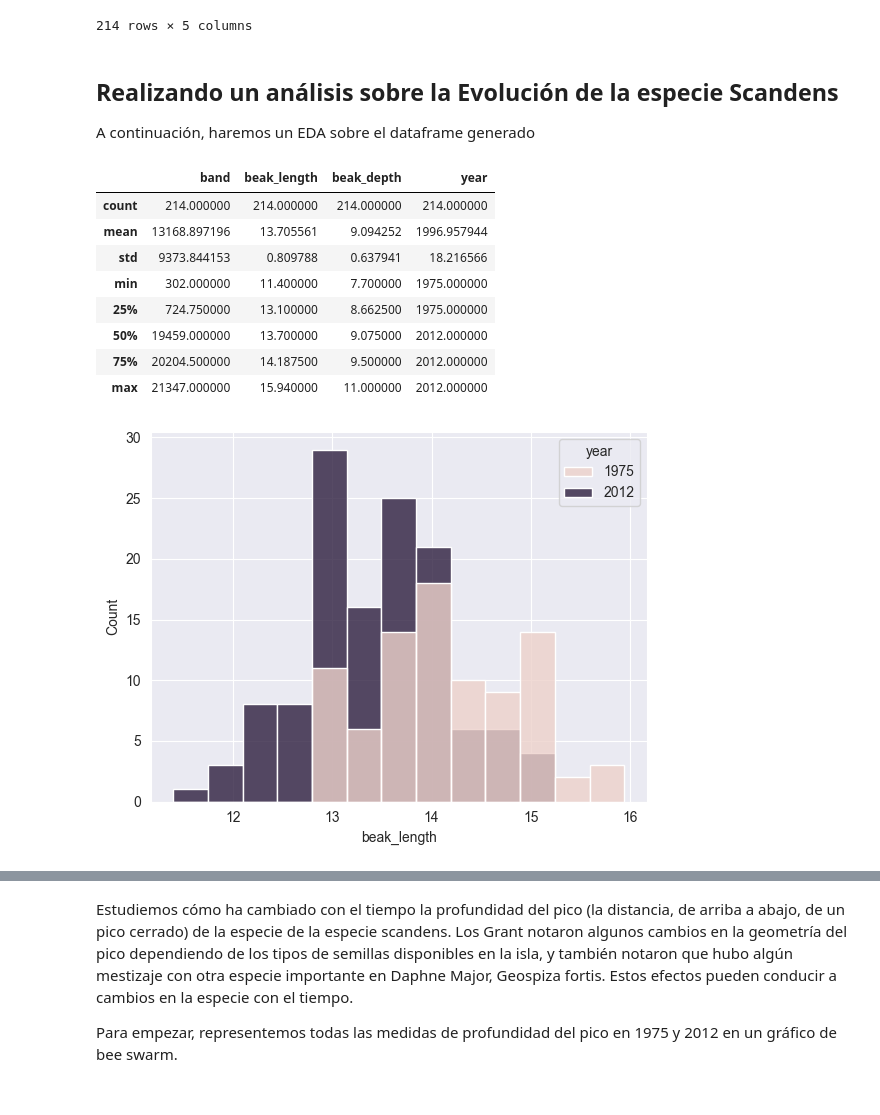
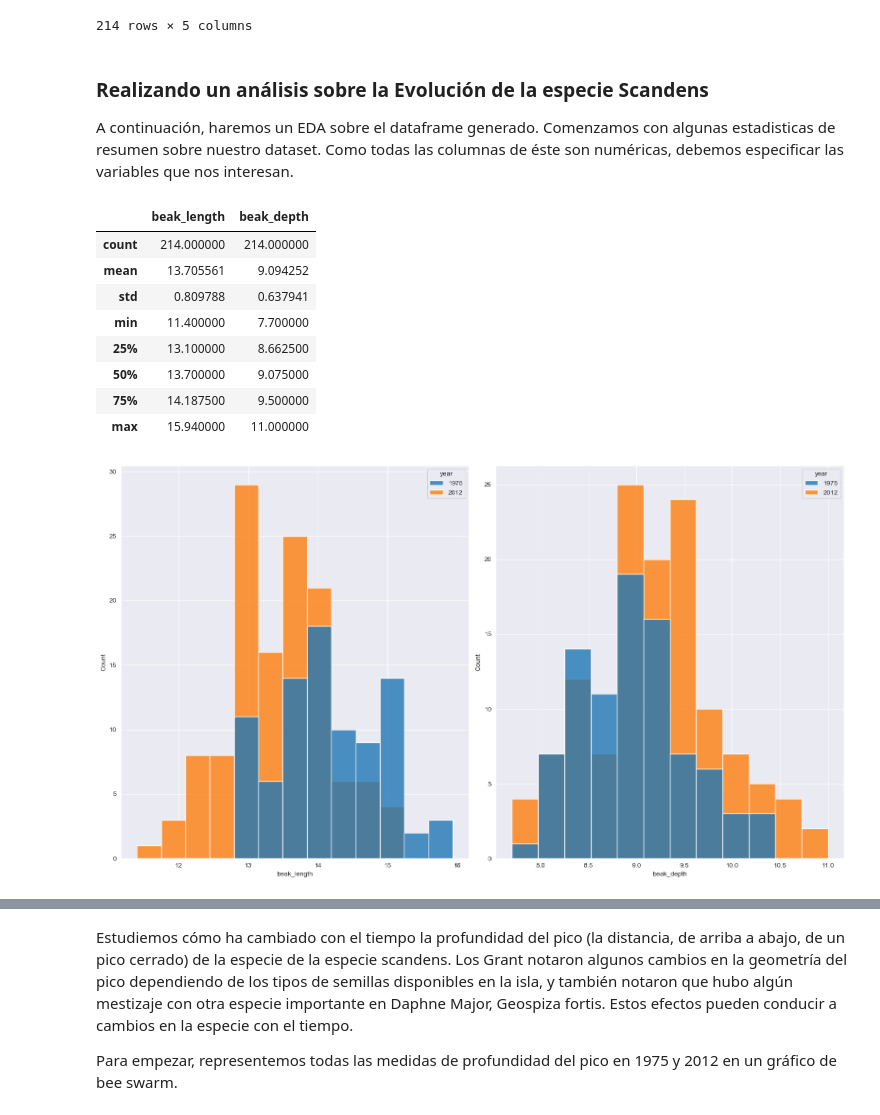
Before and after one commit to jmartingv/proyecto-probstats-mcd, a Jupyter notebook: proyecto.ipynb, the cells around one changed output, grey strips where cells are left out. Saved outputs shown, nothing was run; the diff lists cells and outputs as text; code cells hidden in the pictures.

```diff
--- a/proyecto.ipynb
+++ b/proyecto.ipynb
@@ -146,30 +148,43 @@ df_scandens
 | 213 | 21347 | scandens | 15.2 | 9.1 | 2012 |
 214 rows × 5 columns
 # %% [markdown]
-## Realizando un análisis sobre la Evolución de la especie Scandens
+### Realizando un análisis sobre la Evolución de la especie Scandens
 
-A continuación, haremos un EDA sobre el dataframe generado
+A continuación, haremos un EDA sobre el dataframe generado. Comenzamos con algunas estadisticas de resumen sobre nuestro dataset. Como todas las columnas de éste son numéricas, debemos especificar las variables que nos interesan.
 # %%
-df_scandens.describe()
+df_scandens[['beak_length','beak_depth']].describe()
 # %% [output]
-|  | band | beak_length | beak_depth | year |
-| count | 214.000000 | 214.000000 | 214.000000 | 214.000000 |
-| mean | 13168.897196 | 13.705561 | 9.094252 | 1996.957944 |
-| std | 9373.844153 | 0.809788 | 0.637941 | 18.216566 |
-| min | 302.000000 | 11.400000 | 7.700000 | 1975.000000 |
-| 25% | 724.750000 | 13.100000 | 8.662500 | 1975.000000 |
-| 50% | 19459.000000 | 13.700000 | 9.075000 | 2012.000000 |
-| 75% | 20204.500000 | 14.187500 | 9.500000 | 2012.000000 |
-| max | 21347.000000 | 15.940000 | 11.000000 | 2012.000000 |
+|  | beak_length | beak_depth |
+| count | 214.000000 | 214.000000 |
+| mean | 13.705561 | 9.094252 |
+| std | 0.809788 | 0.637941 |
+| min | 11.400000 | 7.700000 |
+| 25% | 13.100000 | 8.662500 |
+| 50% | 13.700000 | 9.075000 |
+| 75% | 14.187500 | 9.500000 |
+| max | 15.940000 | 11.000000 |
 # %%
 df_scandens_plot = df_scandens.copy()
 df_scandens_plot = df_scandens_plot.drop(['band'], axis=1)
 
+fig, (ax1,ax2) = plt.subplots(nrows=1,ncols=2)
+fig.set_size_inches(16,9)
+
 sns.histplot(x = 'beak_length',
              data = df_scandens_plot,
              hue = 'year',
-             alpha = 0.8)
+             alpha = 0.8,
+             palette=sns.color_palette("tab10",2),
+             ax = ax1)
 
+sns.histplot(x = 'beak_depth',
+             data = df_scandens_plot,
+             hue = 'year',
+             alpha = 0.8,
+             palette=sns.color_palette("tab10",2),
+             ax = ax2)
+
+plt.tight_layout()
 plt.show()
 # %% [output]
-[figure, old version]
+[figure, new version]
```
Also changed, not shown: parts of 13 cells of this notebook.
